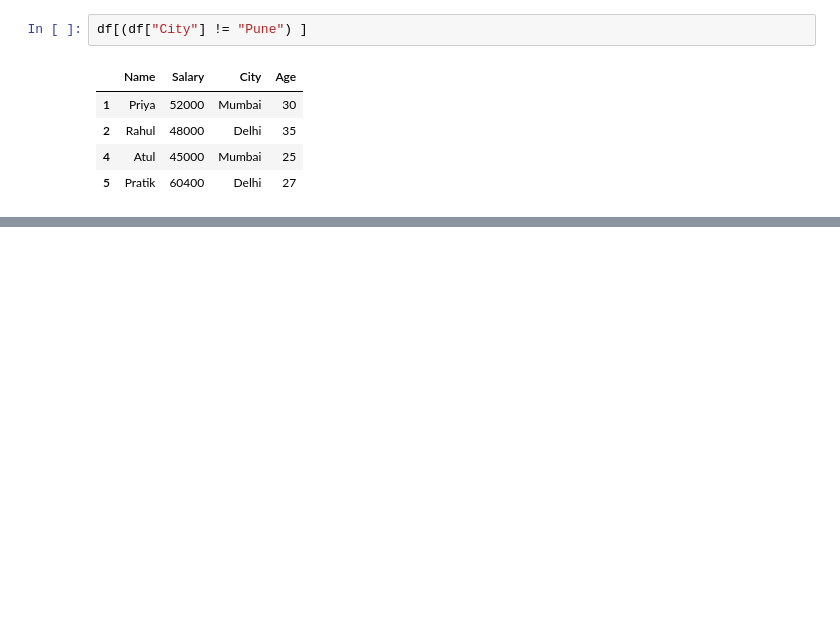
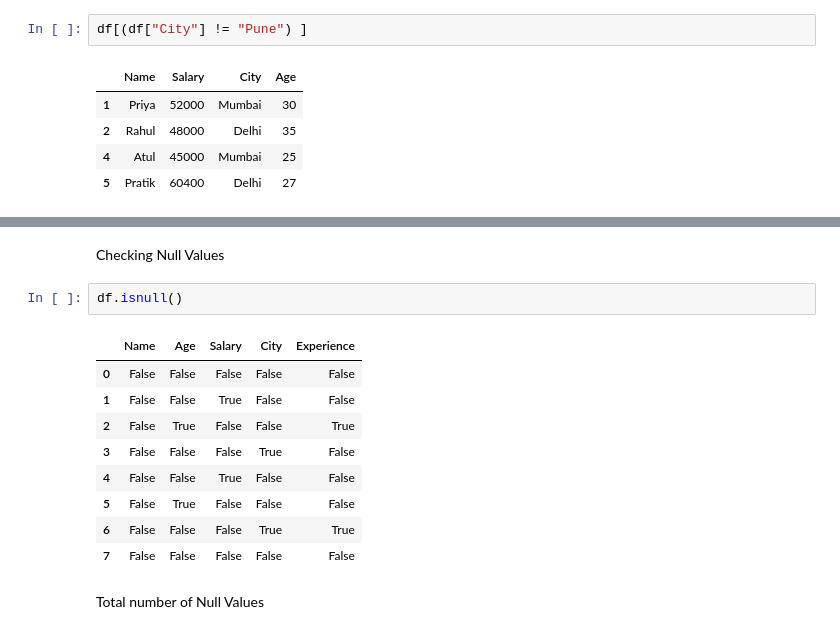
Before and after one commit to pamithkodekal/Python, a Jupyter notebook: pandasNotebook/Pandas.ipynb, the cells around one changed output, grey strips where cells are left out. Cells and saved outputs as stored; diff of their text form; blank space fills up the shorter version.

```diff
--- a/pandasNotebook/Pandas.ipynb
+++ b/pandasNotebook/Pandas.ipynb
@@ -238,0 +263,16 @@ df[(df["City"] != "Pune") ]
+# %% [markdown]
+Checking Null Values
+# %%
+df.isnull()
+# %% [output]
+|  | Name | Age | Salary | City | Experience |
+| 0 | False | False | False | False | False |
+| 1 | False | False | True | False | False |
+| 2 | False | True | False | False | True |
+| 3 | False | False | False | True | False |
+| 4 | False | False | True | False | False |
+| 5 | False | True | False | False | False |
+| 6 | False | False | False | True | True |
+| 7 | False | False | False | False | False |
+# %% [markdown]
+Total number of Null Values
```
Also changed, not shown: parts of 16 cells of this notebook.
